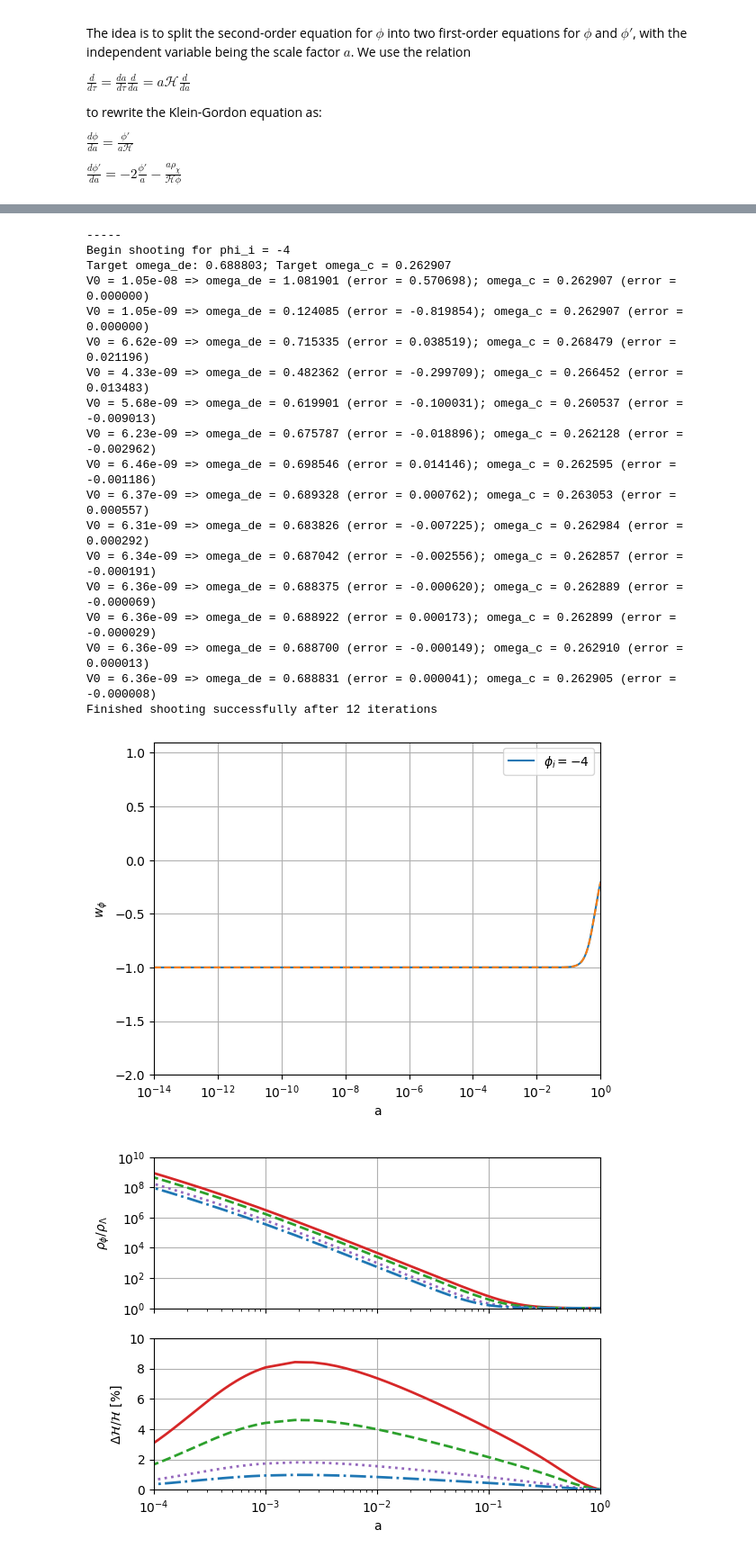
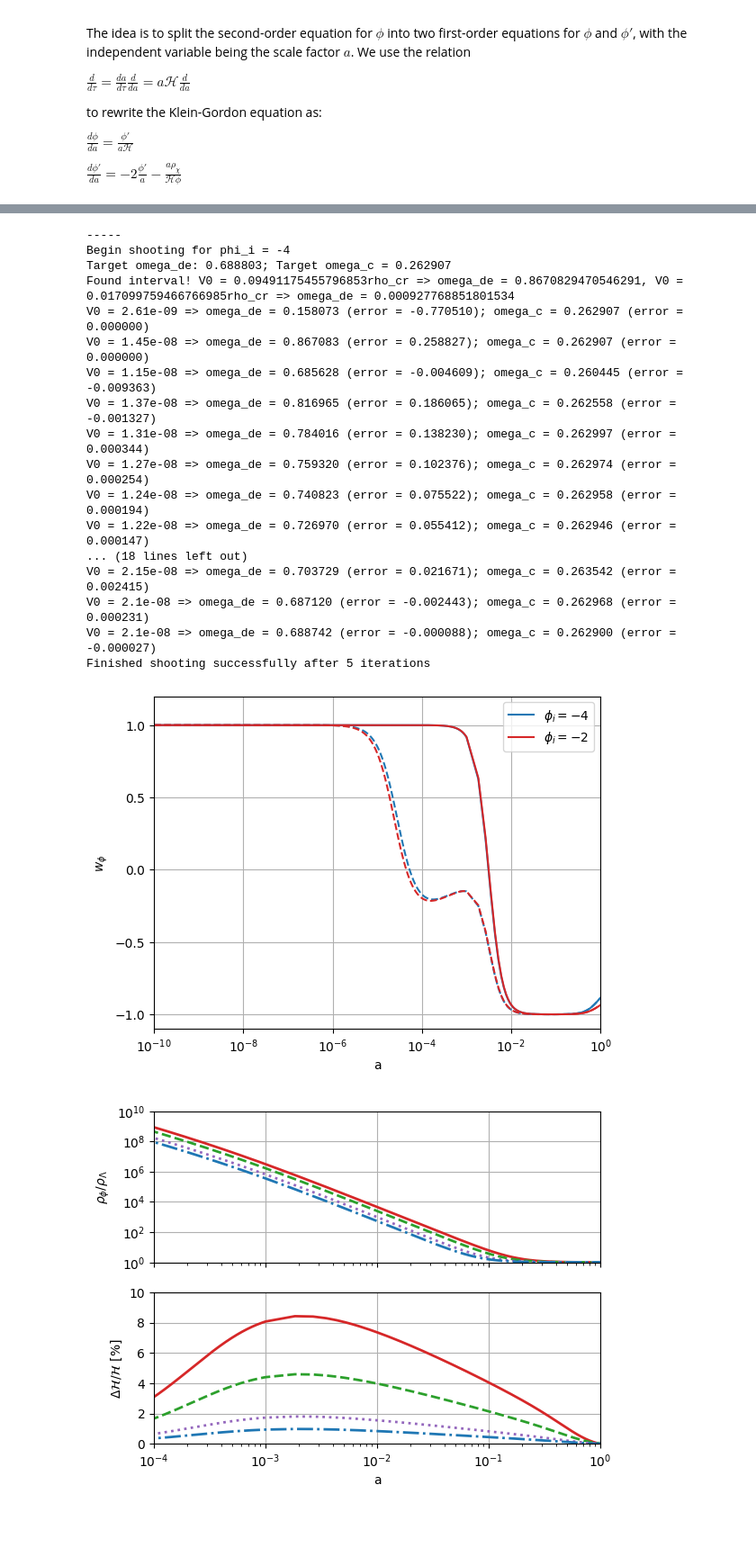
Before and after one commit to joaoreboucas1/ISF, a Jupyter notebook: Interacting_Scalar_Fields.ipynb, the cells around one changed output, grey strips where cells are left out. Shown: that part at 90% size. Saved outputs shown, nothing was run; the diff lists cells and outputs as text; code cells hidden in the pictures; blank space fills up the shorter version.

Commit message:
Implementing exponential potential

```diff
--- a/Interacting_Scalar_Fields.ipynb
+++ b/Interacting_Scalar_Fields.ipynb
@@ -211,3 +245,15 @@ def solve_system(a_ini, n_steps, p, log_shooting=False):
 		if log_shooting: print(f"Finished shooting successfully after {iters} iterations")
 	p.V0 = V0_try
 	return a, result_try
+# %%
+# Getting results
+a_ini = 1e-10
+n_steps = 2_000
+
+results = {}
+phi_i_values = [8, 10, 15, 20]
+for phi_i in phi_i_values:
+    p = DEParams(phi_i=phi_i, phi_prime_i=0, alpha=1.0, potential_type="constant")
+    a, result = solve_system(a_ini, n_steps, p, log_shooting=True)
+    phi, phi_prime = result.T
+    results[phi_i] = {"phi": phi, "phi_prime": phi_prime, "params": p}
@@ -214,12 +278,12 @@ def solve_system(a_ini, n_steps, p, log_shooting=False):
 # %%
 # Getting results
-a_ini = 1e-14
+a_ini = 1e-10
 n_steps = 2_000
 
 results = {}
-phi_i_values = [-4]
+phi_i_values = [-4, -2]
 for phi_i in phi_i_values:
-    p = DEParams(phi_i=phi_i, phi_prime_i=0, alpha=0.0, potential_type="exponential", beta=-0.73)
+    p = DEParams(phi_i=phi_i, phi_prime_i=-1e5, alpha=-0.001, potential_type="exponential", beta=-0.3)
     a, result = solve_system(a_ini, n_steps, p, log_shooting=True)
     phi, phi_prime = result.T
     results[phi_i] = {"phi": phi, "phi_prime": phi_prime, "params": p}
@@ -227,21 +291,20 @@ for phi_i in phi_i_values:
 -----
 Begin shooting for phi_i = -4
 Target omega_de: 0.688803; Target omega_c = 0.262907
-V0 = 1.05e-08 => omega_de = 1.081901 (error = 0.570698); omega_c = 0.262907 (error = 0.000000)
-V0 = 1.05e-09 => omega_de = 0.124085 (error = -0.819854); omega_c = 0.262907 (error = 0.000000)
-V0 = 6.62e-09 => omega_de = 0.715335 (error = 0.038519); omega_c = 0.268479 (error = 0.021196)
-V0 = 4.33e-09 => omega_de = 0.482362 (error = -0.299709); omega_c = 0.266452 (error = 0.013483)
-V0 = 5.68e-09 => omega_de = 0.619901 (error = -0.100031); omega_c = 0.260537 (error = -0.009013)
-V0 = 6.23e-09 => omega_de = 0.675787 (error = -0.018896); omega_c = 0.262128 (error = -0.002962)
-V0 = 6.46e-09 => omega_de = 0.698546 (error = 0.014146); omega_c = 0.262595 (error = -0.001186)
-V0 = 6.37e-09 => omega_de = 0.689328 (error = 0.000762); omega_c = 0.263053 (error = 0.000557)
-V0 = 6.31e-09 => omega_de = 0.683826 (error = -0.007225); omega_c = 0.262984 (error = 0.000292)
-V0 = 6.34e-09 => omega_de = 0.687042 (error = -0.002556); omega_c = 0.262857 (error = -0.000191)
-V0 = 6.36e-09 => omega_de = 0.688375 (error = -0.000620); omega_c = 0.262889 (error = -0.000069)
-V0 = 6.36e-09 => omega_de = 0.688922 (error = 0.000173); omega_c = 0.262899 (error = -0.000029)
-V0 = 6.36e-09 => omega_de = 0.688700 (error = -0.000149); omega_c = 0.262910 (error = 0.000013)
-V0 = 6.36e-09 => omega_de = 0.688831 (error = 0.000041); omega_c = 0.262905 (error = -0.000008)
-Finished shooting successfully after 12 iterations
+Found interval! V0 = 0.09491175455796853rho_cr => omega_de = 0.8670829470546291, V0 = 0.017099759466766985rho_cr => omega_de = 0.000927768851801534
+V0 = 2.61e-09 => omega_de = 0.158073 (error = -0.770510); omega_c = 0.262907 (error = 0.000000)
+V0 = 1.45e-08 => omega_de = 0.867083 (error = 0.258827); omega_c = 0.262907 (error = 0.000000)
+V0 = 1.15e-08 => omega_de = 0.685628 (error = -0.004609); omega_c = 0.260445 (error = -0.009363)
+V0 = 1.37e-08 => omega_de = 0.816965 (error = 0.186065); omega_c = 0.262558 (error = -0.001327)
+V0 = 1.31e-08 => omega_de = 0.784016 (error = 0.138230); omega_c = 0.262997 (error = 0.000344)
+V0 = 1.27e-08 => omega_de = 0.759320 (error = 0.102376); omega_c = 0.262974 (error = 0.000254)
+V0 = 1.24e-08 => omega_de = 0.740823 (error = 0.075522); omega_c = 0.262958 (error = 0.000194)
+V0 = 1.22e-08 => omega_de = 0.726970 (error = 0.055412); omega_c = 0.262946 (error = 0.000147)
+... (18 lines left out)
+V0 = 2.15e-08 => omega_de = 0.703729 (error = 0.021671); omega_c = 0.263542 (error = 0.002415)
+V0 = 2.1e-08 => omega_de = 0.687120 (error = -0.002443); omega_c = 0.262968 (error = 0.000231)
+V0 = 2.1e-08 => omega_de = 0.688742 (error = -0.000088); omega_c = 0.262900 (error = -0.000027)
+Finished shooting successfully after 5 iterations
 # %%
 # Calculating densities for each case
 rho_r_a = rho_cr*omega_r * a**(-4)
@@ -257,19 +320,20 @@ for phi_i in phi_i_values:
     results[phi_i]["H_curly"] = a*np.sqrt(results[phi_i]["rho_t"]/3)
     results[phi_i]["w_eff"] = results[phi_i]["w_de"] + results[phi_i]["params"].alpha*results[phi_i]["phi_prime"]*results[phi_i]["rho_dm_a"]/results[phi_i]["phi"]/(3*results[phi_i]["H_curly"])/results[phi_i]["rho_de_a"]
 # %%
+colors = ["tab:blue", "tab:red"]
 labels = {phi_i: rf"$\phi_i = {phi_i}$" for phi_i in phi_i_values}
-for phi_i in phi_i_values:
-    plt.semilogx(a, results[phi_i]["w_de"], label=labels[phi_i])
-    plt.semilogx(a, results[phi_i]["w_eff"], ls="--")
-plt.xlim([1e-14, 1])
-plt.ylim([-2, 1.1])
+for phi_i, color in zip(phi_i_values, colors):
+    plt.semilogx(a, results[phi_i]["w_de"], label=labels[phi_i], color=color)
+    plt.semilogx(a, results[phi_i]["w_eff"], ls="--", color=color)
+plt.xlim([1e-10, 1])
+plt.ylim([-1.1, 1.2])
 plt.xlabel("a")
 plt.ylabel(r"$w_\phi$")
 plt.legend()
 plt.grid()
-plt.savefig("Figures/wphi.pdf")
+plt.savefig("Figures/wphi_exp.pdf")
 # %% [output]
-[figure, old version]
+[figure, new version]
 # %%
 # Calculating energy density fractions
 rho_tot_a_lcdm = rho_r_a + rho_b_a + rho_dm_a_lcdm + rho_de_a_lcdm
```
Also changed, not shown: parts of 2 cells of this notebook, 5 other files.
